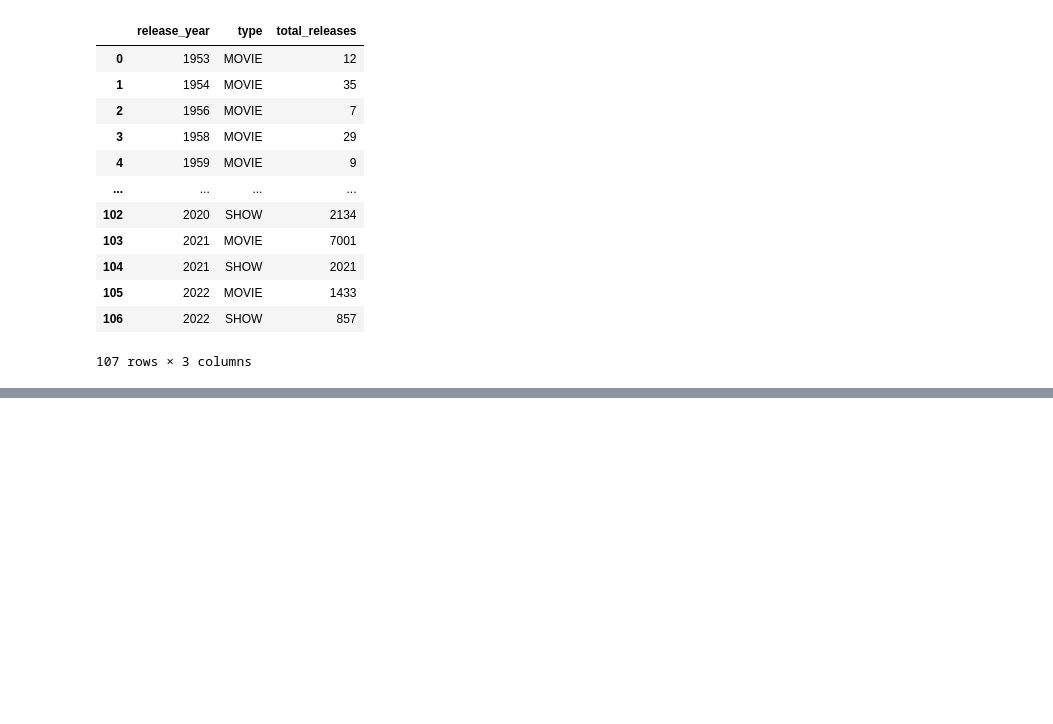
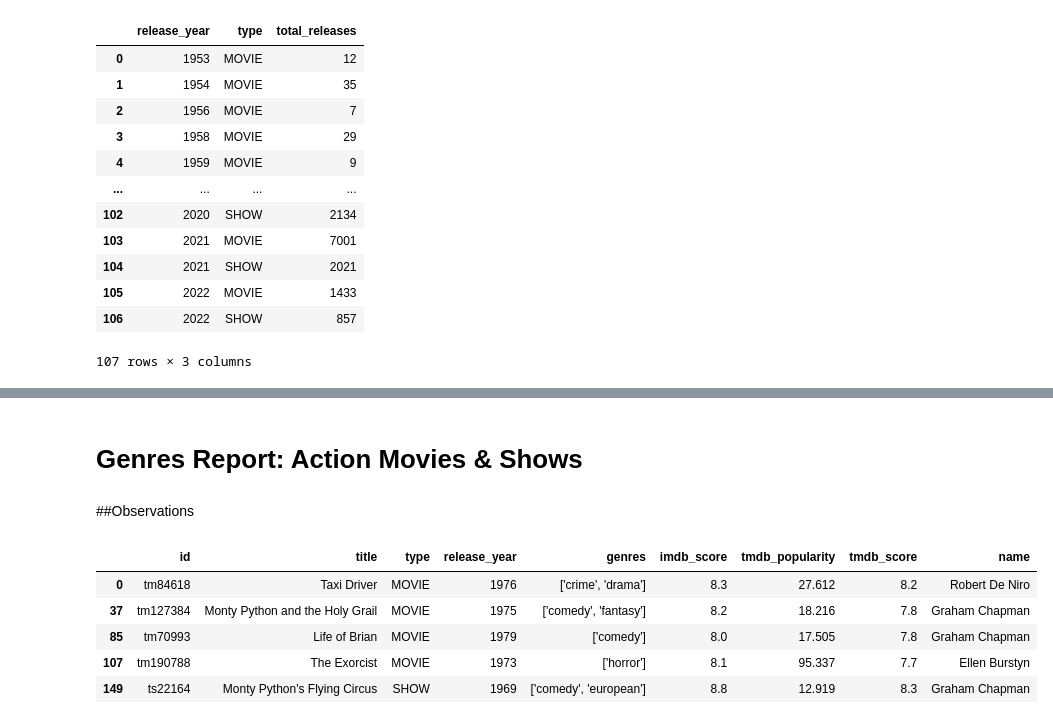
Before and after one commit to VedranaGATech/Project_1_Neflix_and_Chill, a Jupyter notebook: netflix.ipynb, the cells around one changed output, grey strips where cells are left out. Cells and saved outputs as stored; diff of their text form; code cells hidden in the pictures; blank space fills up the shorter version.

```diff
--- a/netflix.ipynb
+++ b/netflix.ipynb
@@ -224,3 +225,23 @@ release_timeline.show()
 # %% [output]
 [interactive output not drawn]
 [interactive output not drawn]
+# %% [markdown]
+# Genres Report: Action Movies & Shows
+# %% [markdown]
+##Observations
+# %%
+# Dropping Null values
+cleaned_netflix_data = netflix_DF.drop_duplicates("id")
+cleaned_netflix_data
+
+netflix_data = cleaned_netflix_data[["id", "title", "type", "release_year", "genres", "imdb_score",
+                                             "tmdb_popularity","tmdb_score", "name"]]
+
+netflix_data.head()
+# %% [output]
+|  | id | title | type | release_year | genres | imdb_score | tmdb_popularity | tmdb_score | name |
+| 0 | tm84618 | Taxi Driver | MOVIE | 1976 | ['crime', 'drama'] | 8.3 | 27.612 | 8.2 | Robert De Niro |
+| 37 | tm127384 | Monty Python and the Holy Grail | MOVIE | 1975 | ['comedy', 'fantasy'] | 8.2 | 18.216 | 7.8 | Graham Chapman |
+| 85 | tm70993 | Life of Brian | MOVIE | 1979 | ['comedy'] | 8.0 | 17.505 | 7.8 | Graham Chapman |
+| 107 | tm190788 | The Exorcist | MOVIE | 1973 | ['horror'] | 8.1 | 95.337 | 7.7 | Ellen Burstyn |
+| 149 | ts22164 | Monty Python's Flying Circus | SHOW | 1969 | ['comedy', 'european'] | 8.8 | 12.919 | 8.3 | Graham Chapman |
```
Also changed, not shown: parts of 8 cells of this notebook.
